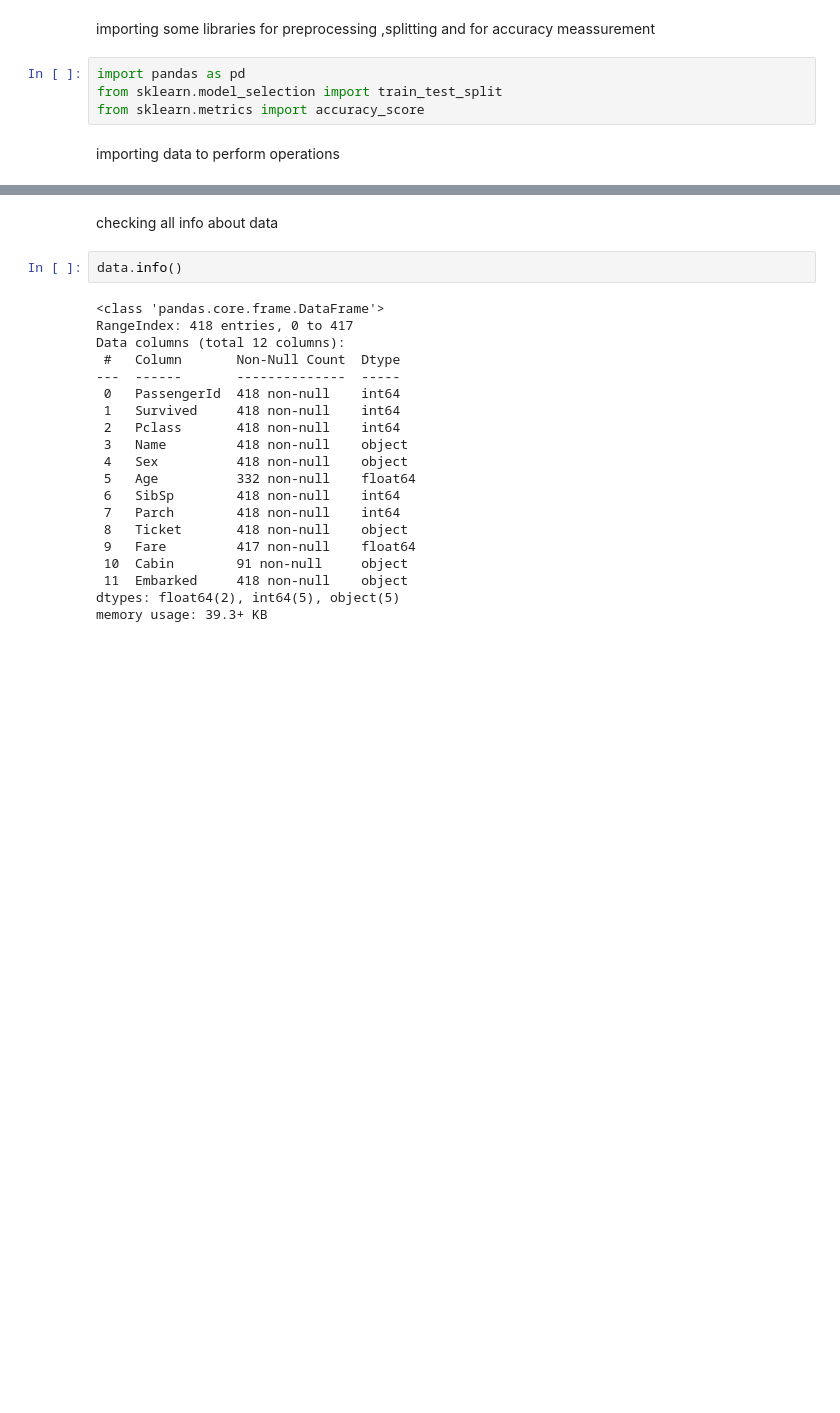
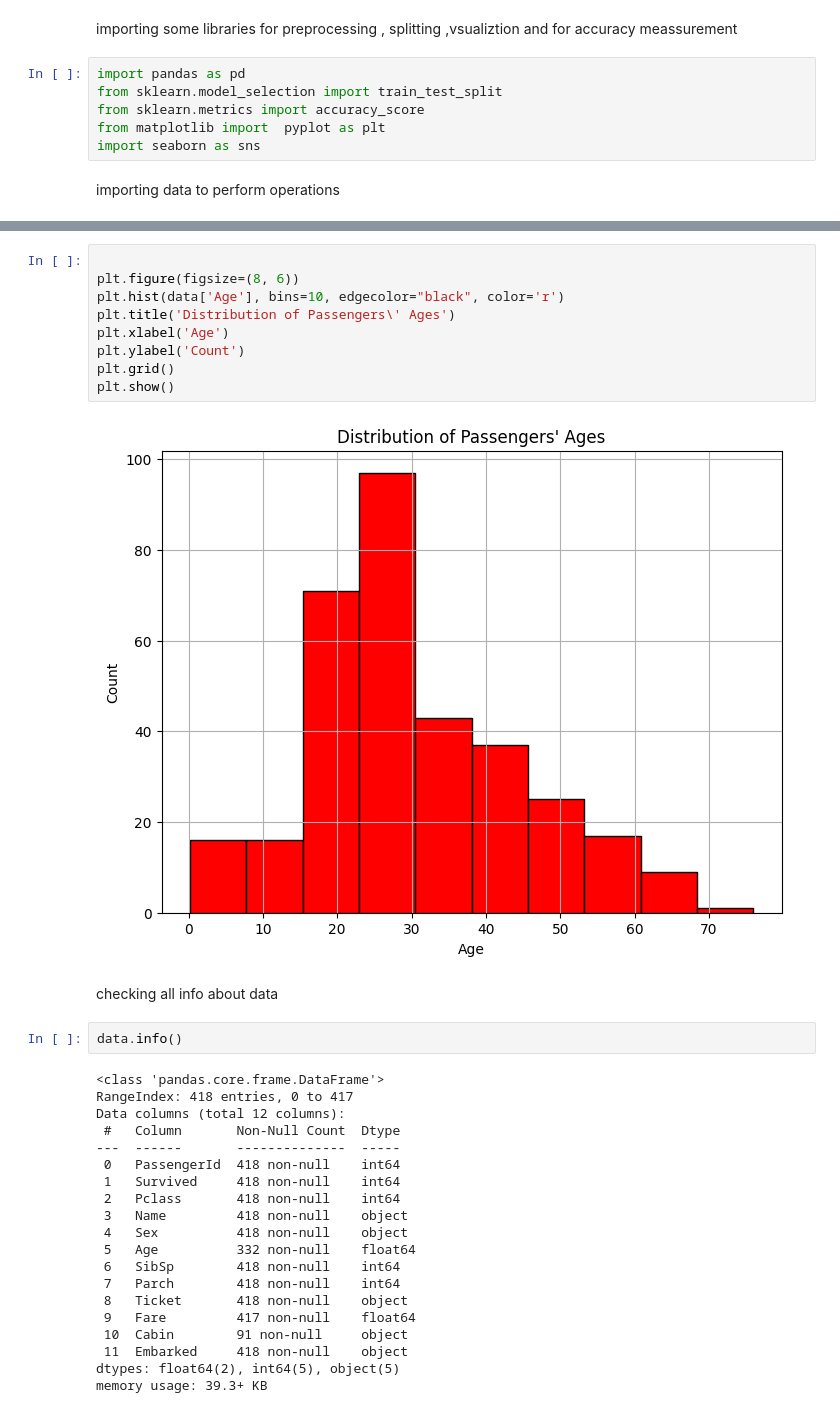
Before and after one commit to Himanshu7876/CODSOFT, a Jupyter notebook: titanic.ipynb, the cells around one changed output, grey strips where cells are left out. Cells and saved outputs as stored; diff of their text form; blank space fills up the shorter version.

```diff
--- a/titanic.ipynb
+++ b/titanic.ipynb
@@ -1,9 +1,11 @@
 # %% [markdown]
-importing some libraries for preprocessing ,splitting and for accuracy meassurement
+importing some libraries for preprocessing , splitting ,vsualiztion and for accuracy meassurement
 # %%
 import pandas as pd
 from sklearn.model_selection import train_test_split
 from sklearn.metrics import accuracy_score
+from matplotlib import  pyplot as plt
+import seaborn as sns
 # %% [markdown]
 importing data to perform operations
 # %%
@@ -16,6 +18,17 @@ data.head(5)
 | 2 | 894 | 0 | 2 | Myles, Mr. Thomas Francis | male | 62.0 | 0 | 0 | 240276 | 9.6875 | ... |
 | 3 | 895 | 0 | 3 | Wirz, Mr. Albert | male | 27.0 | 0 | 0 | 315154 | 8.6625 | ... |
 | 4 | 896 | 1 | 3 | Hirvonen, Mrs. Alexander (Helga E... | female | 22.0 | 1 | 1 | 3101298 | 12.2875 | ... |
+# %%
+
+plt.figure(figsize=(8, 6))
+plt.hist(data['Age'], bins=10, edgecolor="black", color='r')
+plt.title('Distribution of Passengers\' Ages')
+plt.xlabel('Age')
+plt.ylabel('Count')
+plt.grid()
+plt.show()
+# %% [output]
+[figure, added]
 # %% [markdown]
 checking all info about data
 # %%
```
Also changed, not shown: parts of 6 cells of this notebook.
